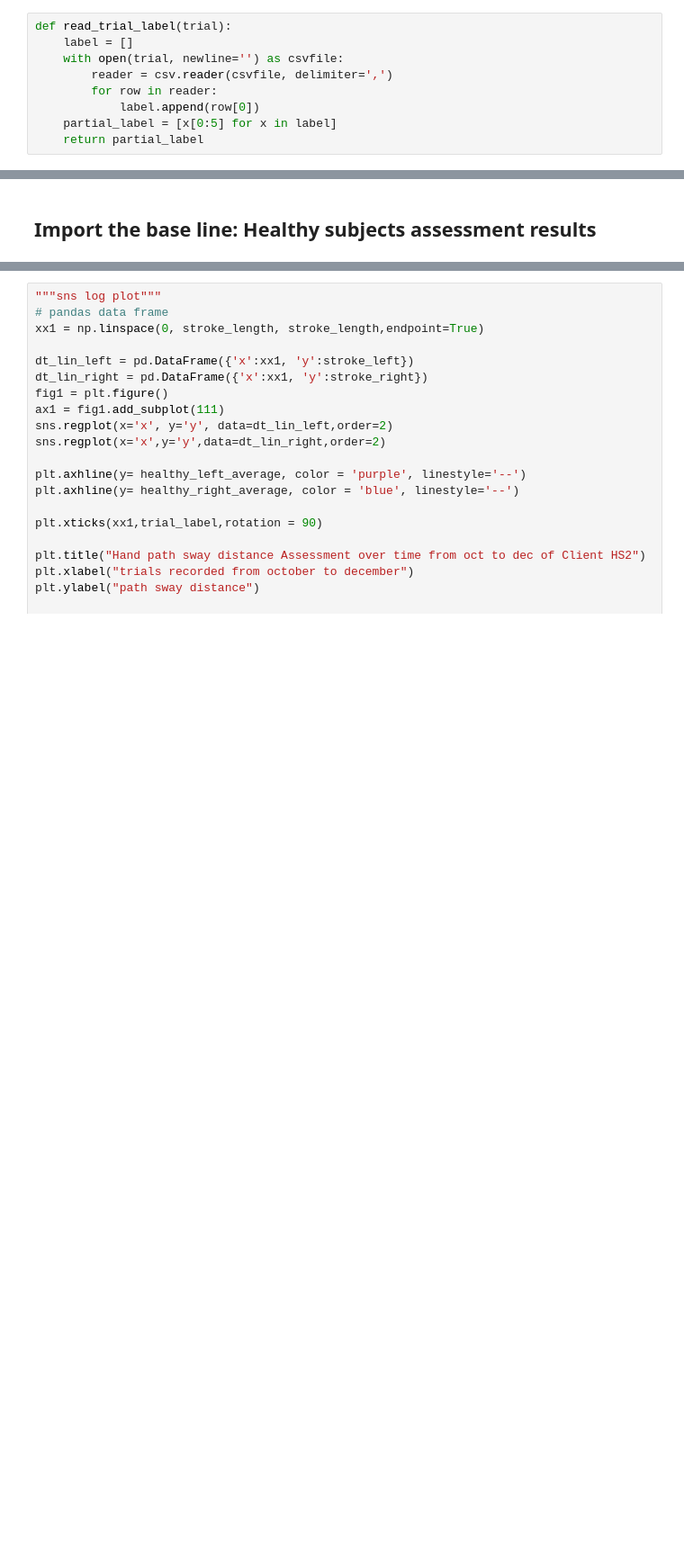
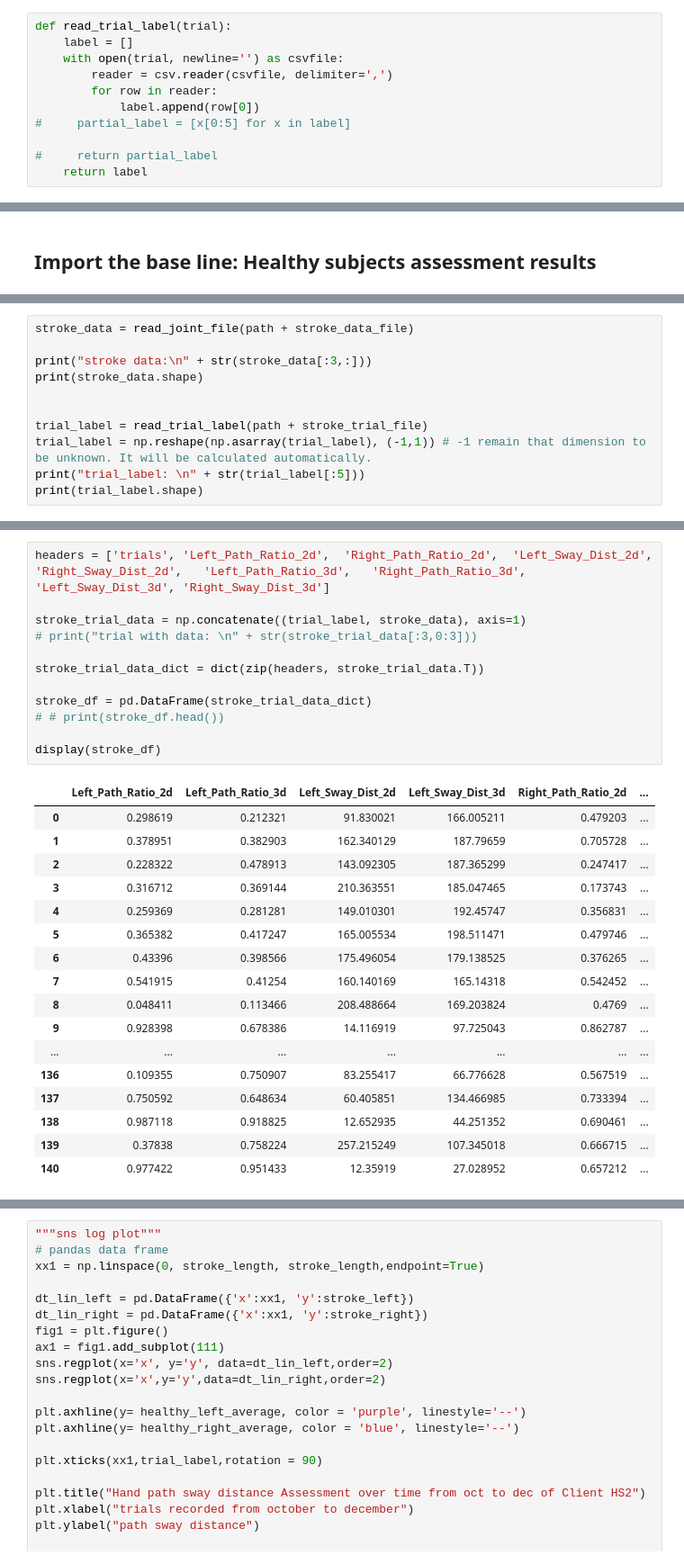
Before and after one commit to MengxuanMa2016/Data_Visualization_Python, a Jupyter notebook: Efficiency_Assessment_Results_Visualization.ipynb, the cells around one changed output, grey strips where cells are left out. Shown at 90% size. Cells and saved outputs as stored; diff of their text form; blank space fills up the shorter version.

```diff
--- a/Efficiency_Assessment_Results_Visualization.ipynb
+++ b/Efficiency_Assessment_Results_Visualization.ipynb
@@ -67,8 +70,10 @@ def read_trial_label(trial):
         reader = csv.reader(csvfile, delimiter=',')
         for row in reader:
             label.append(row[0])
-    partial_label = [x[0:5] for x in label]
-    return partial_label
+#     partial_label = [x[0:5] for x in label]
+
+#     return partial_label
+    return label
 # %%
 def read_joint_file(trial):
     """
@@ -109,0 +117,11 @@ Finish Reading the data for assessment!
+# %%
+stroke_data = read_joint_file(path + stroke_data_file)
+
+print("stroke data:\n" + str(stroke_data[:3,:]))
+print(stroke_data.shape)
+
+
+trial_label = read_trial_label(path + stroke_trial_file)
+trial_label = np.reshape(np.asarray(trial_label), (-1,1)) # -1 remain that dimension to be unknown. It will be calculated automatically.
+print("trial_label: \n" + str(trial_label[:5]))
+print(trial_label.shape)
@@ -109,0 +148,30 @@ Finish Reading the data for assessment!
+# %%
+headers = ['trials', 'Left_Path_Ratio_2d',	'Right_Path_Ratio_2d',	'Left_Sway_Dist_2d',	'Right_Sway_Dist_2d',	'Left_Path_Ratio_3d',	'Right_Path_Ratio_3d',	'Left_Sway_Dist_3d', 'Right_Sway_Dist_3d']
+
+stroke_trial_data = np.concatenate((trial_label, stroke_data), axis=1)
+# print("trial with data: \n" + str(stroke_trial_data[:3,0:3]))
+
+stroke_trial_data_dict = dict(zip(headers, stroke_trial_data.T))
+
+stroke_df = pd.DataFrame(stroke_trial_data_dict)
+# # print(stroke_df.head())
+
+display(stroke_df)
+# %% [output]
+|  | Left_Path_Ratio_2d | Left_Path_Ratio_3d | Left_Sway_Dist_2d | Left_Sway_Dist_3d | Right_Path_Ratio_2d | ... |
+| 0 | 0.298619 | 0.212321 | 91.830021 | 166.005211 | 0.479203 | ... |
+| 1 | 0.378951 | 0.382903 | 162.340129 | 187.79659 | 0.705728 | ... |
+| 2 | 0.228322 | 0.478913 | 143.092305 | 187.365299 | 0.247417 | ... |
+| 3 | 0.316712 | 0.369144 | 210.363551 | 185.047465 | 0.173743 | ... |
+| 4 | 0.259369 | 0.281281 | 149.010301 | 192.45747 | 0.356831 | ... |
+| 5 | 0.365382 | 0.417247 | 165.005534 | 198.511471 | 0.479746 | ... |
+| 6 | 0.43396 | 0.398566 | 175.496054 | 179.138525 | 0.376265 | ... |
+| 7 | 0.541915 | 0.41254 | 160.140169 | 165.14318 | 0.542452 | ... |
+| 8 | 0.048411 | 0.113466 | 208.488664 | 169.203824 | 0.4769 | ... |
+| 9 | 0.928398 | 0.678386 | 14.116919 | 97.725043 | 0.862787 | ... |
+| ... | ... | ... | ... | ... | ... | ... |
+| 136 | 0.109355 | 0.750907 | 83.255417 | 66.776628 | 0.567519 | ... |
+| 137 | 0.750592 | 0.648634 | 60.405851 | 134.466985 | 0.733394 | ... |
+| 138 | 0.987118 | 0.918825 | 12.652935 | 44.251352 | 0.690461 | ... |
+| 139 | 0.37838 | 0.758224 | 257.215249 | 107.345018 | 0.666715 | ... |
+| 140 | 0.977422 | 0.951433 | 12.35919 | 27.028952 | 0.657212 | ... |
```
Also changed, not shown: parts of 12 cells of this notebook.
